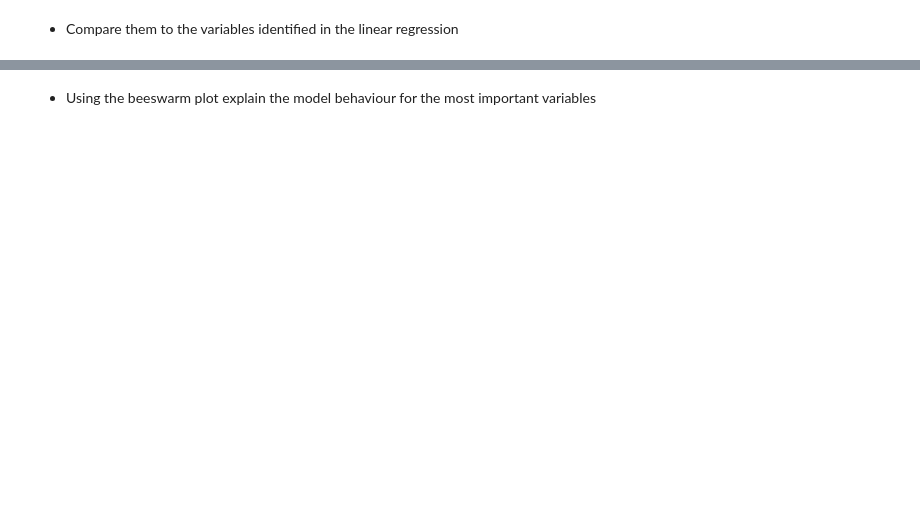
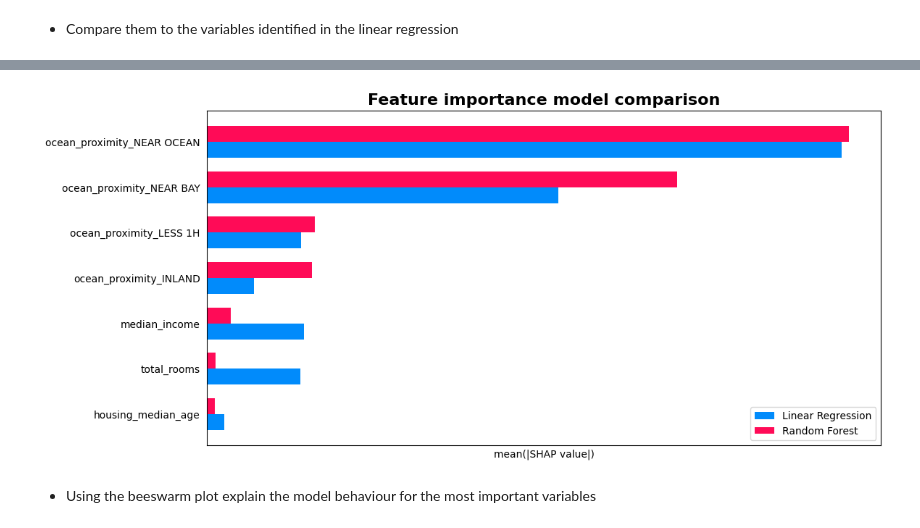
Before and after one commit to BastienCH08/explainabilityAI-tutorial4, a Jupyter notebook: notebook_projet.ipynb, the cells around one changed output, grey strips where cells are left out. Cells and saved outputs as stored; diff of their text form; code cells hidden in the pictures; blank space fills up the shorter version.

```diff
--- a/notebook_projet.ipynb
+++ b/notebook_projet.ipynb
@@ -383,3 +356,43 @@ plt.show()
+# %%
+# Calculate the mean absolute SHAP values for both models
+linear_shap_mean = np.abs(linear_shap_values).mean(axis=0)
+rf_shap_mean = np.abs(rf_shap_values).mean(axis=0)
+
+# Sort the feature names based on the mean absolute SHAP values of the Random Forest model
+sorted_indices = np.argsort(rf_shap_mean)  # Descending order
+
+# Reorder the feature names and their corresponding SHAP values
+sorted_feature_names = feature_names[sorted_indices]
+sorted_linear_shap_mean = linear_shap_mean[sorted_indices]
+sorted_rf_shap_mean = rf_shap_mean[sorted_indices]
+
+N = linear_shap_values.shape[1]  # Number of features
+ind = np.arange(N)  # Position of bars on x-axis
+height = 0.35  # Width of bars
+feature_names = X.columns
+
+# Generate summary SHAP plots for each model
+plt.figure(figsize=(12, 6))
+
+# Plot bars for the first model
+plt.barh(ind, sorted_linear_shap_mean, height, label='Linear Regression', color='#018BFB')
+
+# Plot bars for the second model, shift them to the right
+plt.barh(ind + height, sorted_rf_shap_mean, height, label='Random Forest', color='#FF0B57')
+
+
+plt.xlabel("mean(|SHAP value|)",fontdict={'fontsize': 10})
+plt.title('Feature importance model comparison',fontsize=16, fontweight = "bold")
+plt.legend(title = "Models")
+plt.yticks(ind + height / 2, feature_names)
+plt.tick_params(left = False, right = False , labelleft = True ,labelbottom = False, bottom = False)
+plt.tick_params(axis='y', labelsize=10)
+# Add legend
+plt.legend()
+
+plt.show()
+# %% [output]
+[figure, added]
 # %% [markdown]
 * Using the beeswarm plot explain the model behaviour for the most important variables
 # %%
```
Also changed, not shown: parts of 14 cells of this notebook.
